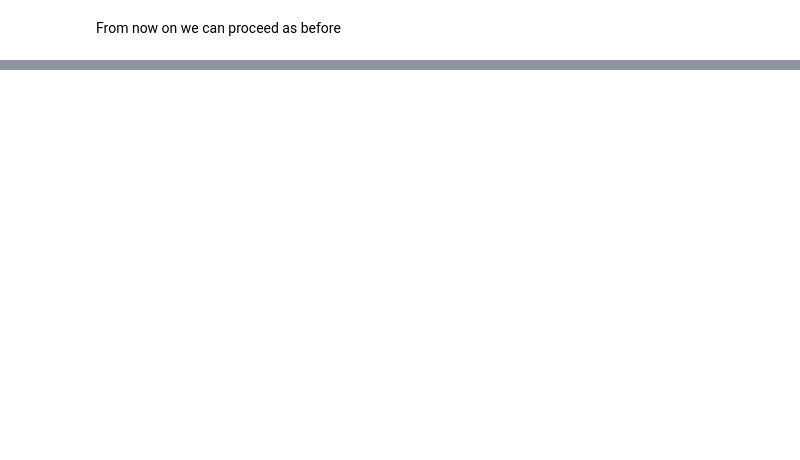
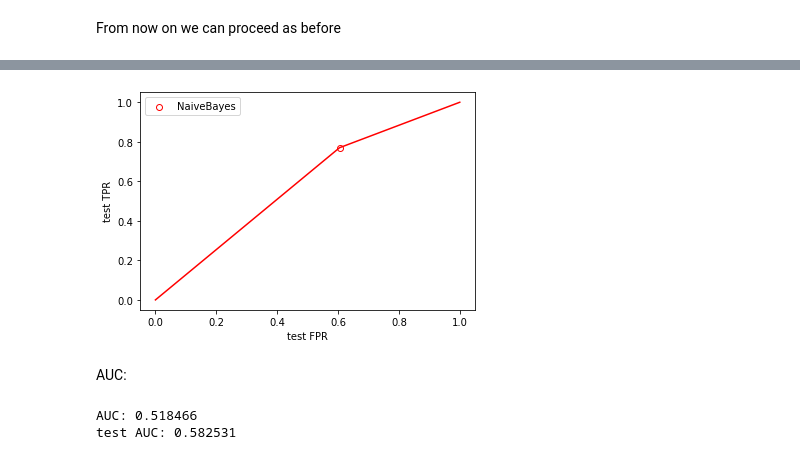
Before and after one commit to Machine-Learning-Gwinner-Rymut/MachineLearning, a Jupyter notebook: Assignments/Titanic/titanic_naive_bayes.ipynb, the cells around one changed output, grey strips where cells are left out. Drawn from its saved outputs; the diff is of its cells as text; code cells hidden in the pictures; blank space fills up the shorter version.

```diff
--- a/Assignments/Titanic/titanic_naive_bayes.ipynb
+++ b/Assignments/Titanic/titanic_naive_bayes.ipynb
@@ -700,0 +1017,27 @@ From now on we can proceed as before
+# %%
+_p = age_counts.loc[1].sum() # survivors
+_n = age_counts.loc[0].sum()
+
+_tp = age_counts[survivors_classified].loc[1].sum()
+_fp = age_counts[survivors_classified].loc[0].sum()
+_fn = _p - _tp
+_tn = _n - _fp
+
+print("      PP     PN")
+print("pos TP:{:3d} FN:{:3d}".format(_tp, _fn))
+print("neg FP:{:3d} TN:{:3d}".format(_fp, _tn))
+print()
+
+_tpr = _tp / _p
+_fpr = _fp / _n
+_fnr = _fn / _p
+_tnr = _tn / _n
+
+print("TPR: {:.2f}, FPR: {:.2f}".format(_tpr, _fpr))
+print("FNR: {:.2f}, TNR: {:.2f}".format(_fnr, _tnr))
+print()
+
+test_tpr = test_age_counts[test_survivors_classified].loc[1].sum() / test_age_counts.loc[1].sum()
+test_fpr = test_age_counts[test_survivors_classified].loc[0].sum() / test_age_counts.loc[0].sum()
+
+print("test:\nTPR: {:.2f}, test FPR: {:.2f}".format(test_tpr, test_fpr))
@@ -700,0 +1076,26 @@ From now on we can proceed as before
+# %%
+test_actual = test_data_age_pred['survived']
+test_predicted = test_data_age_pred['predicted'].astype(int)
+
+test_fprs, test_tprs, test_thds = roc_curve(test_actual, test_predicted)
+
+plt.scatter([test_fpr], [test_tpr], edgecolors='red', facecolors='white',label='NaiveBayes')
+plt.plot(test_fprs, test_tprs,  c='red')
+
+plt.xlabel("test FPR")
+plt.ylabel("test TPR")
+plt.legend()
+plt.show()
+# %% [output]
+[figure, added]
+# %% [markdown]
+AUC:
+# %%
+auc = roc_auc_score(actual, predicted)
+print("AUC: {:.6f}".format(auc))
+
+test_auc = roc_auc_score(test_actual, test_predicted)
+print("test AUC: {:.6f}".format(test_auc))
+# %% [output]
+AUC: 0.518466
+test AUC: 0.582531
```
Also changed, not shown: parts of 47 cells of this notebook.
